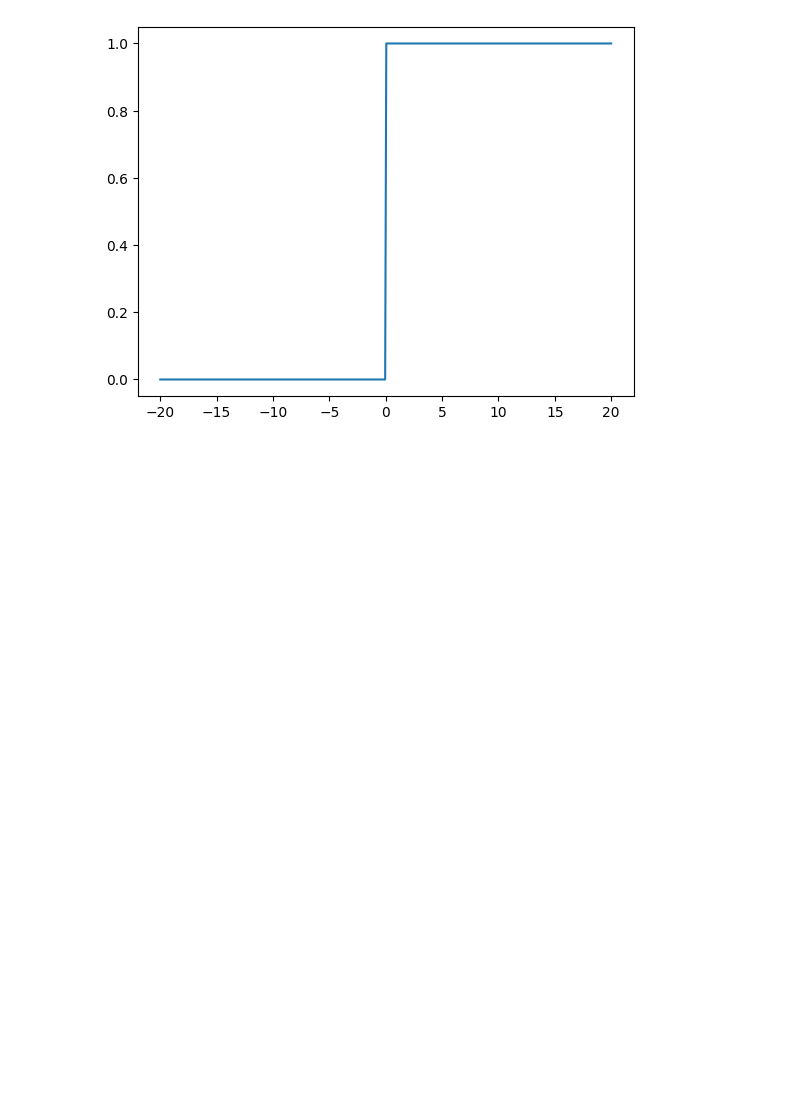
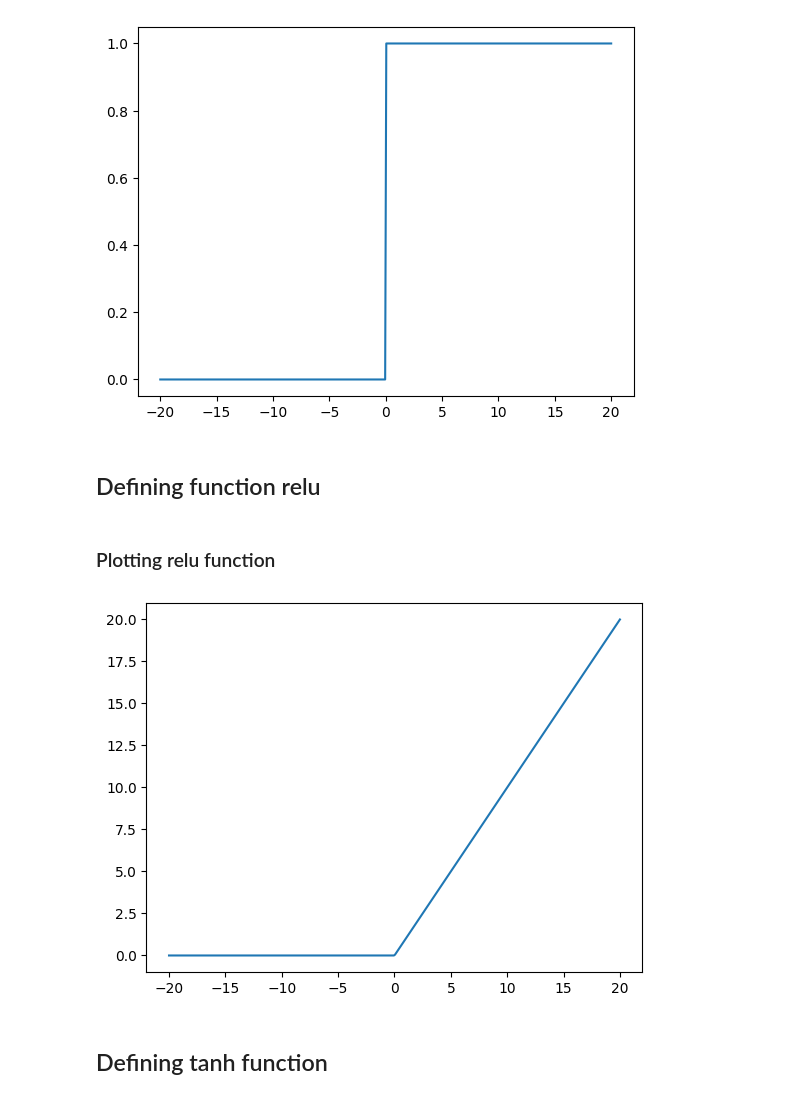
Before and after one commit to juank1400/learn-tensorflow, a Jupyter notebook: funciones.ipynb, the cells around one changed output. Drawn from its saved outputs; the diff is of its cells as text; code cells hidden in the pictures; blank space fills up the shorter version.

Commit message:
Adding activation functions samples

```diff
--- a/funciones.ipynb
+++ b/funciones.ipynb
@@ -40,3 +42,23 @@ plt.plot(x,results)
 plt.show()
 # %% [output]
 [figure]
+# %% [markdown]
+## Defining function relu
+# %%
+def relu(o):
+    if o>0:
+        return o
+    else:
+        return 0
+# %% [markdown]
+### Plotting relu function
+# %%
+# Plotting relu function
+x = np.linspace(-20,20,400)
+results = [relu(i) for i in x]
+plt.plot(x,results)
+plt.show()
+# %% [output]
+[figure, added]
+# %% [markdown]
+## Defining tanh function
```
Also changed, not shown: parts of 9 cells of this notebook.
